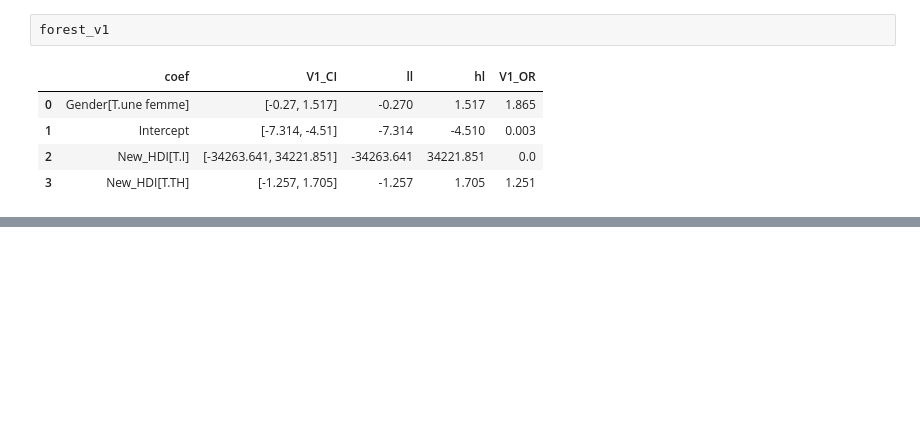
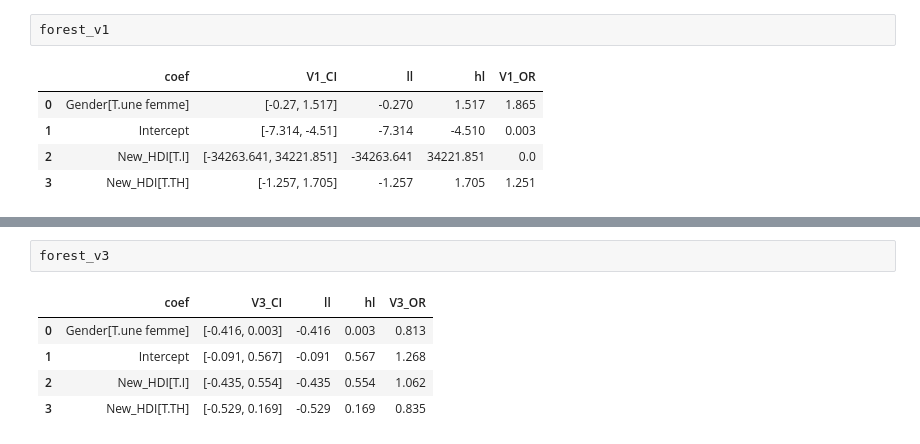
Before and after one commit to smtux/DUDA, a Jupyter notebook: statistique/src/mooc_mertes.ipynb, the cells around one changed output, grey strips where cells are left out. Cells and saved outputs as stored; diff of their text form; blank space fills up the shorter version.

```diff
--- a/statistique/src/mooc_mertes.ipynb
+++ b/statistique/src/mooc_mertes.ipynb
@@ -1030,3 +1038,11 @@ forest_v1
+# %%
+forest_v3
+# %% [output]
+|  | coef | V3_CI | ll | hl | V3_OR |
+| 0 | Gender[T.une femme] | [-0.416, 0.003] | -0.416 | 0.003 | 0.813 |
+| 1 | Intercept | [-0.091, 0.567] | -0.091 | 0.567 | 1.268 |
+| 2 | New_HDI[T.I] | [-0.435, 0.554] | -0.435 | 0.554 | 1.062 |
+| 3 | New_HDI[T.TH] | [-0.529, 0.169] | -0.529 | 0.169 | 0.835 |
 # %%
 fp.forestplot(forest_v1,  # the dataframe with results data
               estimate="V1_OR",  # col containing estimated effect size
```
Also changed, not shown: parts of 2 cells of this notebook.
